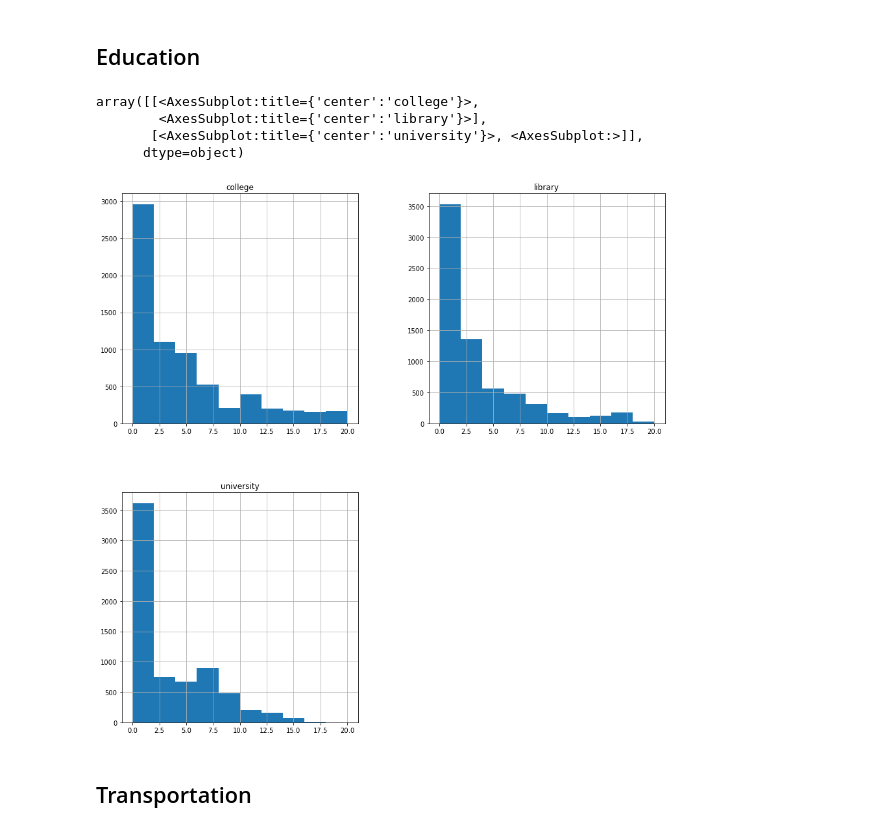
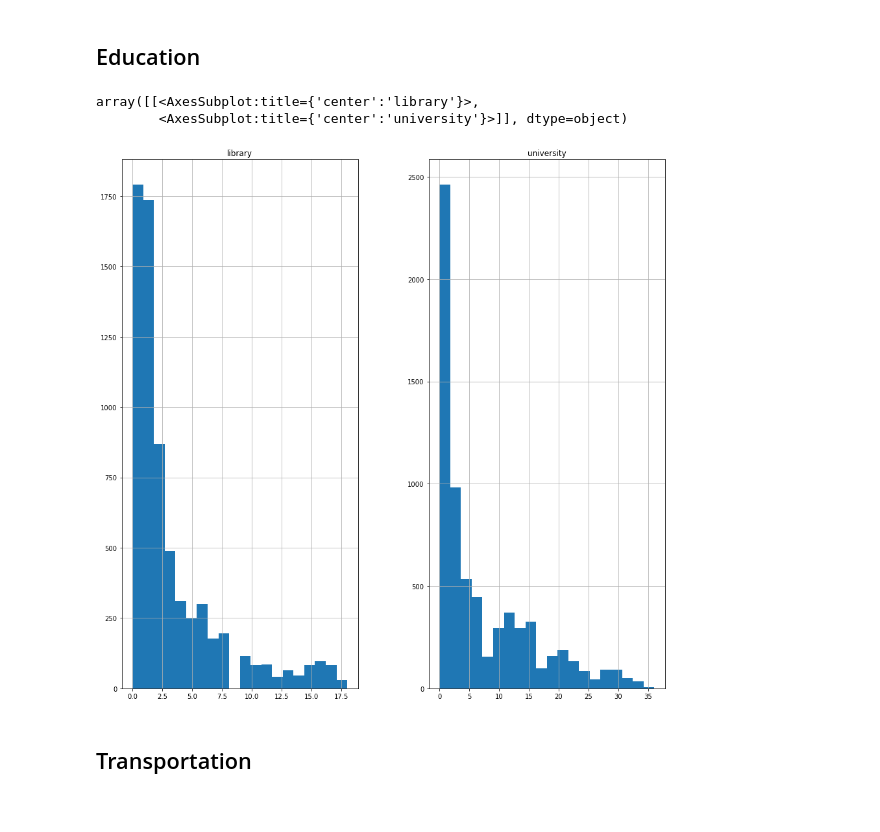
Before and after one commit to dmnk1308/DubAir, a Jupyter notebook: OSM.ipynb, the cells around one changed output. Cells and saved outputs as stored; diff of their text form; code cells hidden in the pictures.

```diff
--- a/OSM.ipynb
+++ b/OSM.ipynb
@@ -27,7 +27,7 @@ import seaborn as sns
 Working with AirBnB Data; but it seems to be older code?
 https://towardsdatascience.com/a-guide-turning-openstreetmap-location-data-into-ml-features-e687b66db210
 # %%
-price, listings, reviews = load_data(image_data=False, drop_id = False)
+price, listings, reviews = further()
 # %% [output]
 Data loaded.
 A value is trying to be set on a copy of a slice from a DataFrame
@@ -522,5 +421,0 @@ array([[<AxesSubplot:title={'center':'in_city'}>,
-# %%
-listings_osm["food_courts"] = (listings_osm["food_courts"] > 0).astype(int)
-listings_osm["biergarten"] = (listings_osm["biergarten"] > 0).astype(int)
-listings_osm["food_courts"].hist()
-listings_osm["biergarten"].hist()
@@ -530,40 +422,5 @@ listings_osm["biergarten"].hist()
 # %% [markdown]
 ## Education
-# %%
-# Set up query
-query = {'amenity': "college"}
-
-#Run query, # does not work
-college_gdf = ox.geometries_from_place(
-            "Dublin, County Dublin, Leinster, Ireland",
-            tags = query,
-            which_result=1,
-            buffer_dist=25000)
-
-college_gdf['geometry'] = college_gdf['geometry'].apply(
-  lambda x: x.centroid if type(x) == Polygon else (
-  x.centroid if type(x) == MultiPolygon else x)
-)
-
-# needed this, too
-college_gdf['geometry'] = college_gdf['geometry'].apply(
-  lambda x: x.centroid if type(x) == LineString else x)
-
-
-#Convert amenities into local projection (amenities already had an initial CRS set when we downloaded it via OSMnx)
-college_gdf = college_gdf.to_crs(local_utm_crs)
-
-# Turn long/lats into an array for Scipy
-Lon = college_gdf.geometry.apply(lambda x: x.x).values
-Lat = college_gdf.geometry.apply(lambda x: x.y).values
-coords = list(zip(Lat,Lon))
-
-tree = spatial.KDTree(coords) # Create a KDTree of all tube stations
-
-
-#Apply the function
-listings_osm['college'] = air_gdf.apply(lambda row: find_points_closeby(
-  (row.geometry.y, row.geometry.x)) , axis = 1)
 # %%
 # Set up query
 query = {'amenity': "library"}
@@ -635,12 +492,10 @@ tree = spatial.KDTree(coords) # Create a KDTree of all tube stations
 listings_osm['university'] = air_gdf.apply(lambda row: find_points_closeby(
   (row.geometry.y, row.geometry.x)) , axis = 1)
 # %%
-listings_osm[["college", "library", "university"]].hist(figsize=(15,15), bins = [0, 2, 4, 6, 8, 10, 12, 14, 16, 18, 20])
+listings_osm[["library", "university"]].hist(figsize=(15,15), bins = 20)
 # %% [output]
-array([[<AxesSubplot:title={'center':'college'}>,
-        <AxesSubplot:title={'center':'library'}>],
-       [<AxesSubplot:title={'center':'university'}>, <AxesSubplot:>]],
-      dtype=object)
+array([[<AxesSubplot:title={'center':'library'}>,
+        <AxesSubplot:title={'center':'university'}>]], dtype=object)
-[figure, old version]
+[figure, new version]
 # %% [markdown]
 ## Transportation
```
Also changed, not shown: parts of 26 cells of this notebook, 5 other files.
